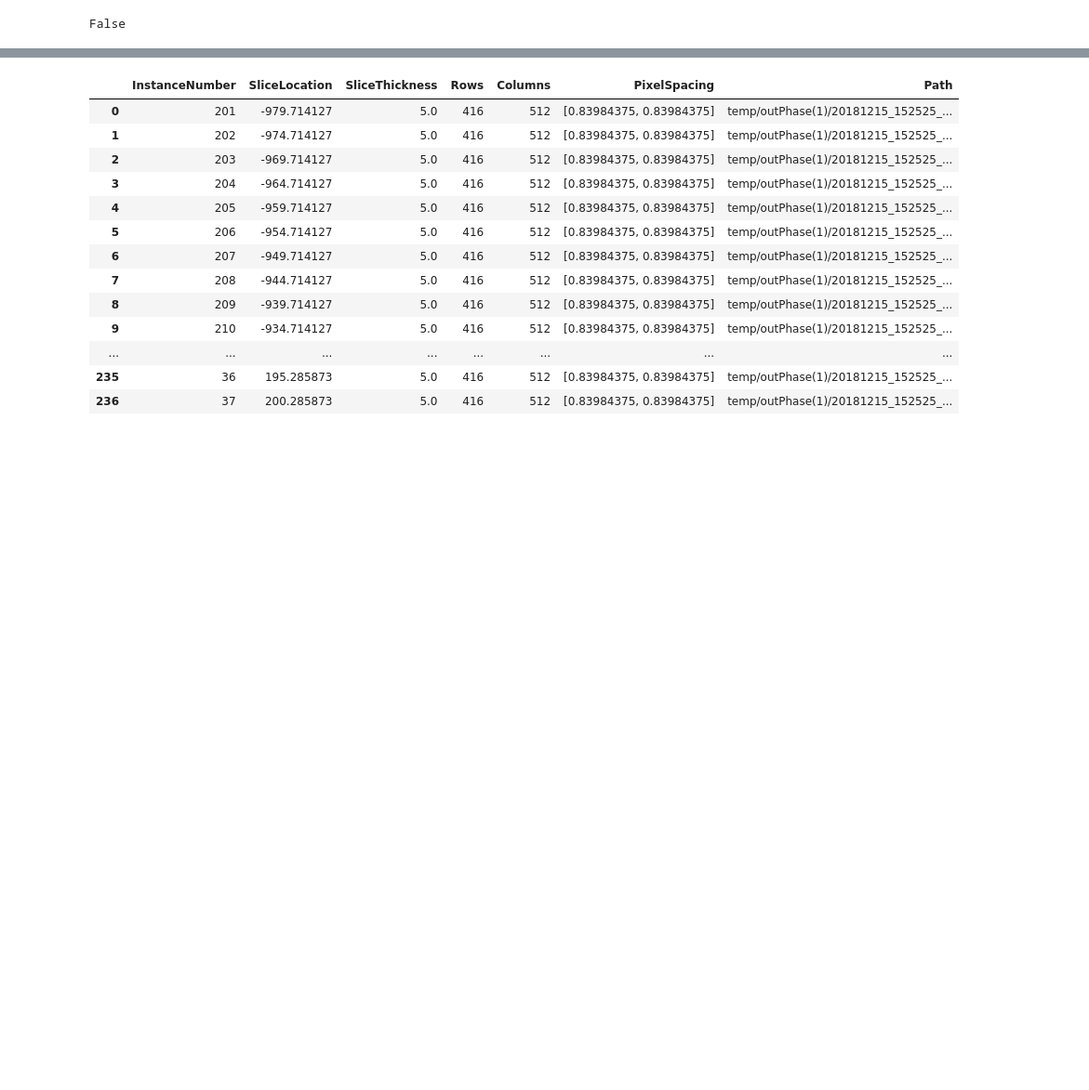
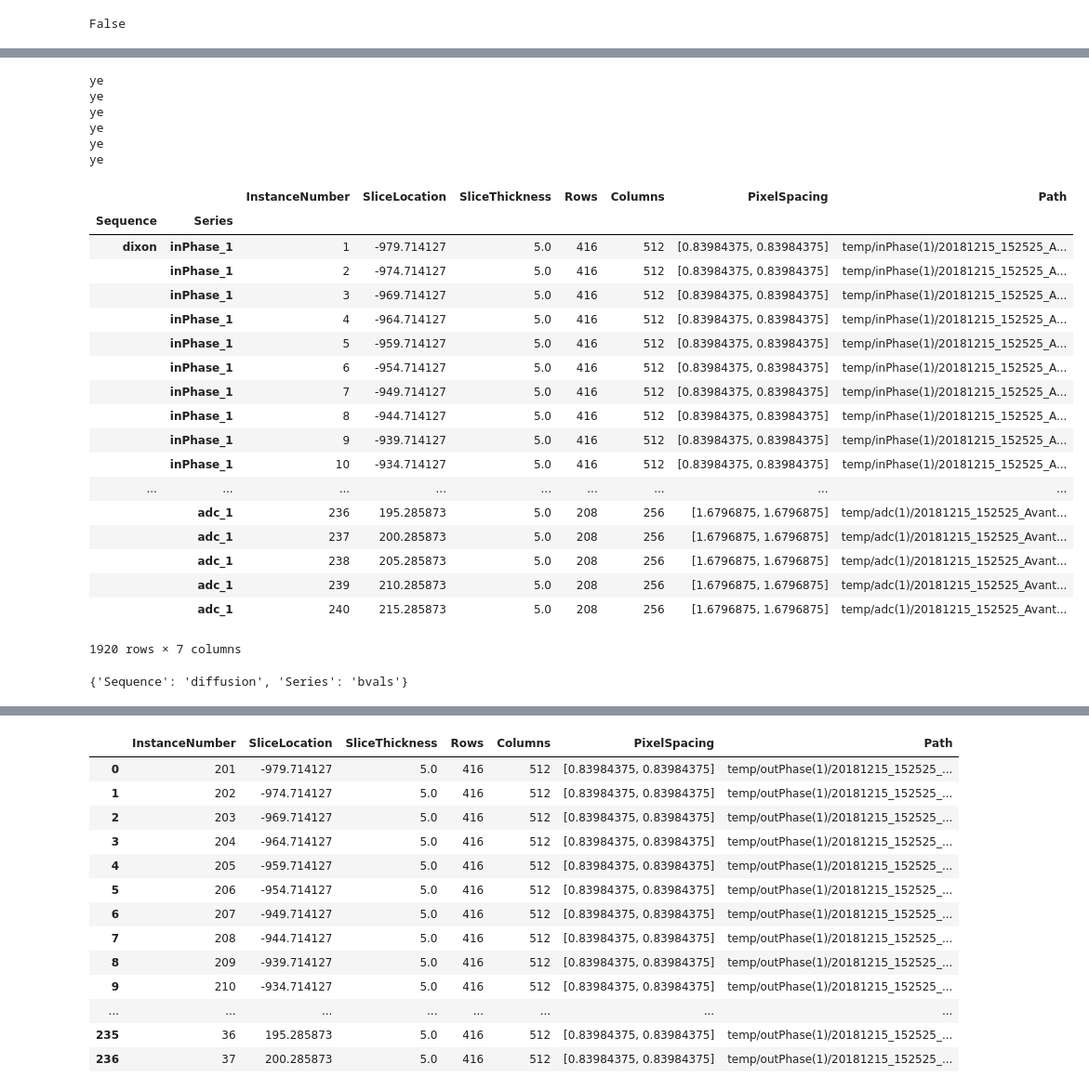
Before and after one commit to theo-barfoot/MALIMAR_data_cleaning, a Jupyter notebook: scrap.ipynb, the cells around one changed output, grey strips where cells are left out. Shown: that part at 93% size. Cells and saved outputs as stored; diff of their text form; code cells hidden in the pictures; blank space fills up the shorter version.

```diff
--- a/scrap.ipynb
+++ b/scrap.ipynb
@@ -551,0 +616,7 @@ False
+# %%
+for idx, df_select in selfdf.groupby(['Sequence','Series']):
+    if not df_select['InstanceNumber'].is_monotonic:
+        selfdf.loc[idx,'InstanceNumber'] = range(1, len(df_select)+1)
+        [print(x, y) for x, y in zip(selfdf.loc[idx]['InstanceNumber'],
+                                            selfdf.loc[idx]['Path'])]
+        #selfdf.loc[series,'InstanceNumber'] = range(0, len(df_select))
@@ -551,0 +641,33 @@ False
+# %%
+for series, df_select in selfdf.groupby(level=[0,1]):
+    if not df_select['InstanceNumber'].is_monotonic:
+        print('ye')
+# %% [output]
+ye
+ye
+ye
+ye
+ye
+ye
+# %%
+selfdf
+# %% [output]
+|  |  | InstanceNumber | SliceLocation | SliceThickness | Rows | Columns | PixelSpacing | Path |
+| Sequence | Series |  |  |  |  |  |  |  |
+| dixon | inPhase_1 | 1 | -979.714127 | 5.0 | 416 | 512 | [0.83984375, 0.83984375] | temp/inPhase(1)/20181215_152525_A... |
+|  | inPhase_1 | 2 | -974.714127 | 5.0 | 416 | 512 | [0.83984375, 0.83984375] | temp/inPhase(1)/20181215_152525_A... |
+|  | inPhase_1 | 3 | -969.714127 | 5.0 | 416 | 512 | [0.83984375, 0.83984375] | temp/inPhase(1)/20181215_152525_A... |
+|  | inPhase_1 | 4 | -964.714127 | 5.0 | 416 | 512 | [0.83984375, 0.83984375] | temp/inPhase(1)/20181215_152525_A... |
+|  | inPhase_1 | 5 | -959.714127 | 5.0 | 416 | 512 | [0.83984375, 0.83984375] | temp/inPhase(1)/20181215_152525_A... |
+|  | inPhase_1 | 6 | -954.714127 | 5.0 | 416 | 512 | [0.83984375, 0.83984375] | temp/inPhase(1)/20181215_152525_A... |
+|  | inPhase_1 | 7 | -949.714127 | 5.0 | 416 | 512 | [0.83984375, 0.83984375] | temp/inPhase(1)/20181215_152525_A... |
+|  | inPhase_1 | 8 | -944.714127 | 5.0 | 416 | 512 | [0.83984375, 0.83984375] | temp/inPhase(1)/20181215_152525_A... |
+|  | inPhase_1 | 9 | -939.714127 | 5.0 | 416 | 512 | [0.83984375, 0.83984375] | temp/inPhase(1)/20181215_152525_A... |
+|  | inPhase_1 | 10 | -934.714127 | 5.0 | 416 | 512 | [0.83984375, 0.83984375] | temp/inPhase(1)/20181215_152525_A... |
+| ... | ... | ... | ... | ... | ... | ... | ... | ... |
+|  | adc_1 | 236 | 195.285873 | 5.0 | 208 | 256 | [1.6796875, 1.6796875] | temp/adc(1)/20181215_152525_Avant... |
+|  | adc_1 | 237 | 200.285873 | 5.0 | 208 | 256 | [1.6796875, 1.6796875] | temp/adc(1)/20181215_152525_Avant... |
+|  | adc_1 | 238 | 205.285873 | 5.0 | 208 | 256 | [1.6796875, 1.6796875] | temp/adc(1)/20181215_152525_Avant... |
+|  | adc_1 | 239 | 210.285873 | 5.0 | 208 | 256 | [1.6796875, 1.6796875] | temp/adc(1)/20181215_152525_Avant... |
+|  | adc_1 | 240 | 215.285873 | 5.0 | 208 | 256 | [1.6796875, 1.6796875] | temp/adc(1)/20181215_152525_Avant... |
+1920 rows × 7 columns
@@ -551,0 +680,4 @@ False
+# %%
+dict1
+# %% [output]
+{'Sequence': 'diffusion', 'Series': 'bvals'}
```
Also changed, not shown: parts of 21 cells of this notebook, 2 other files.
